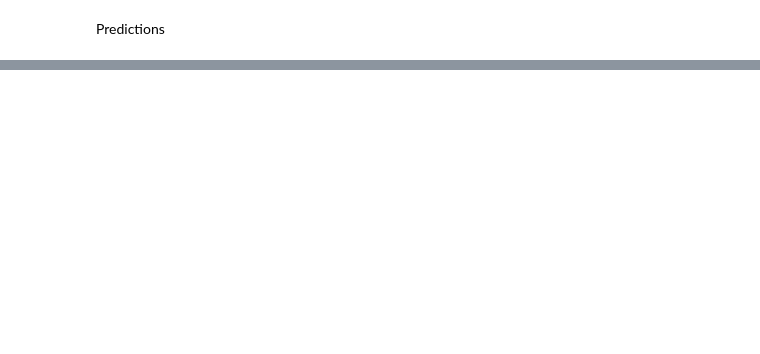
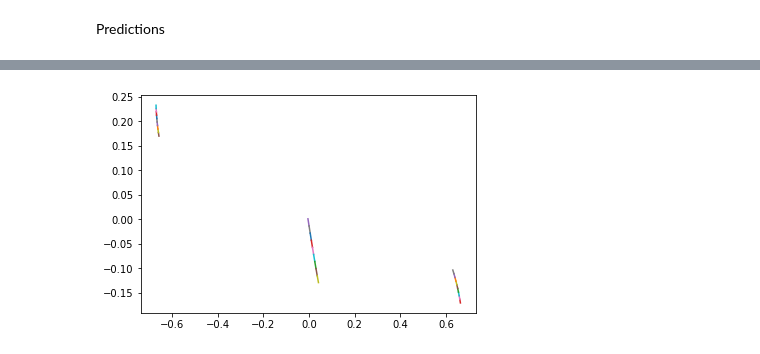
Before and after one commit to tuphr2234/ChaosPrediction, a Jupyter notebook: ThreeBodySimulation_(3).ipynb, the cells around one changed output, grey strips where cells are left out. Drawn from its saved outputs; the diff is of its cells as text; code cells hidden in the pictures; blank space fills up the shorter version.

```diff
--- a/ThreeBodySimulation_(3).ipynb
+++ b/ThreeBodySimulation_(3).ipynb
@@ -402,3 +430,5 @@ plt.plot(disArr)
 # %%
-drawSimulation(simulation1[len(X_train)+windowSizeX:len(X_train)+windowSizeX+60])
+drawSimulation(simulation1[len(X_train)+windowSizeX+1:len(X_train)+windowSizeX+11])
+# %% [output]
+[figure, added]
 # %%
```
Also changed, not shown: parts of 28 cells of this notebook.
